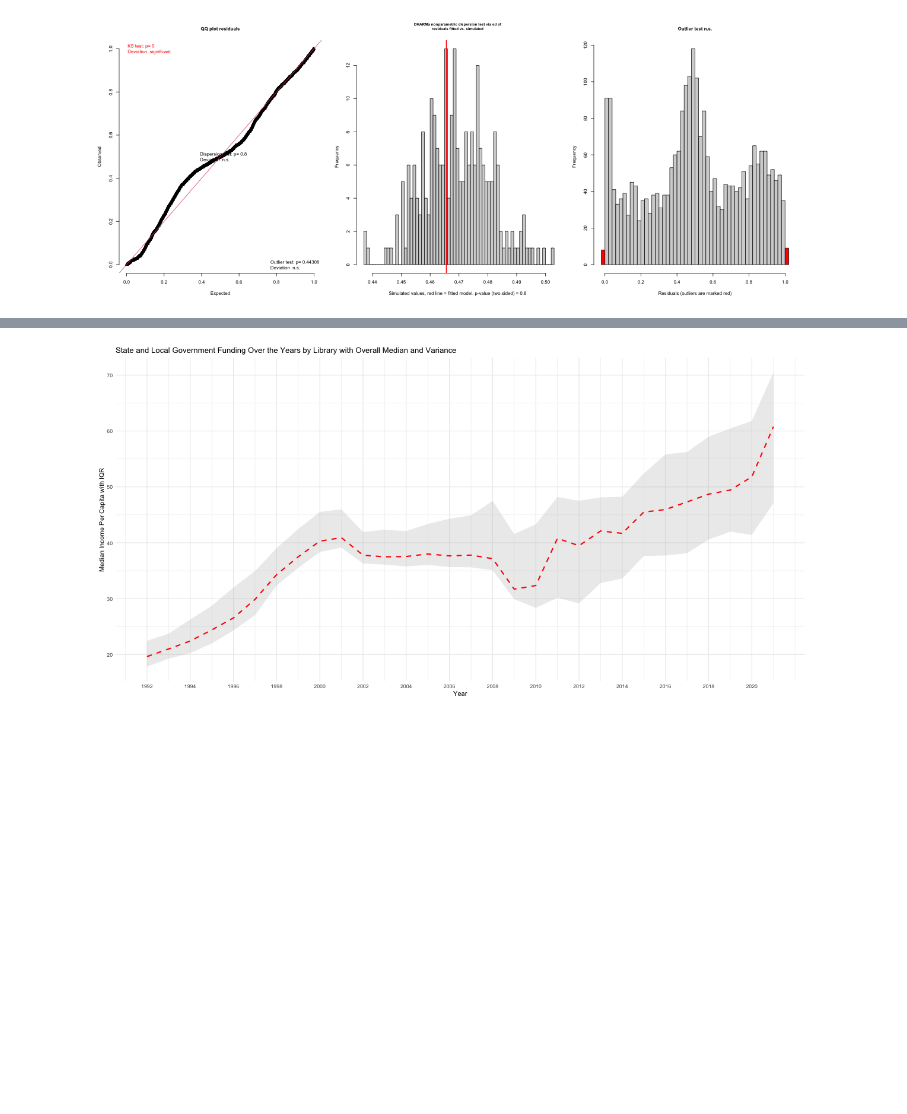
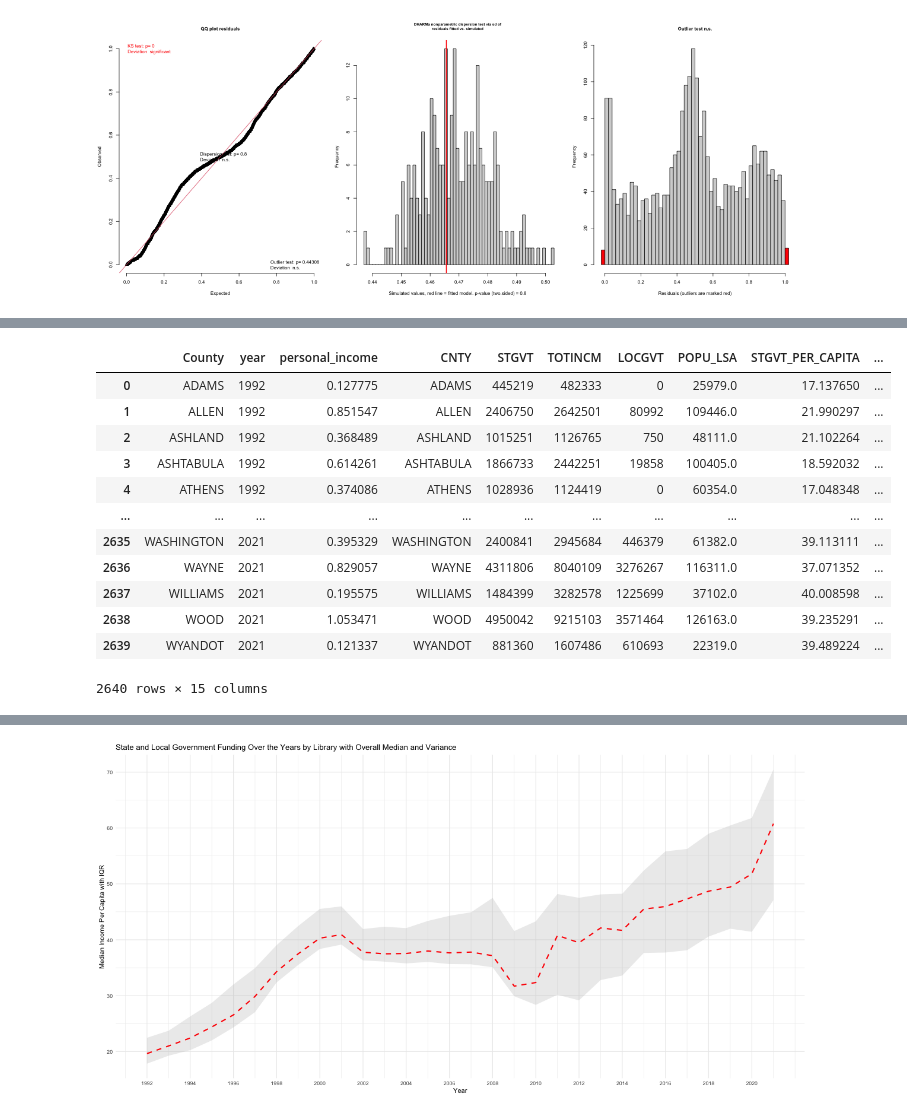
Before and after one commit to aishichandra/Ohio-Library-final, a Jupyter notebook: analysis.ipynb, the cells around one changed output, grey strips where cells are left out. Drawn from its saved outputs; the diff is of its cells as text; code cells hidden in the pictures; blank space fills up the shorter version.

```diff
--- a/analysis.ipynb
+++ b/analysis.ipynb
@@ -705,0 +744,17 @@ frequency of outliers (expected: 0.00796812749003984 )
+# %%
+pi_lib = personal_income.merge(compMedInc, left_on=['year', 'County'], right_on=['year', 'CNTY'])
+pi_lib
+# %% [output]
+|  | County | year | personal_income | CNTY | STGVT | TOTINCM | LOCGVT | POPU_LSA | STGVT_PER_CAPITA | ... |
+| 0 | ADAMS | 1992 | 0.127775 | ADAMS | 445219 | 482333 | 0 | 25979.0 | 17.137650 | ... |
+| 1 | ALLEN | 1992 | 0.851547 | ALLEN | 2406750 | 2642501 | 80992 | 109446.0 | 21.990297 | ... |
+| 2 | ASHLAND | 1992 | 0.368489 | ASHLAND | 1015251 | 1126765 | 750 | 48111.0 | 21.102264 | ... |
+| 3 | ASHTABULA | 1992 | 0.614261 | ASHTABULA | 1866733 | 2442251 | 19858 | 100405.0 | 18.592032 | ... |
+| 4 | ATHENS | 1992 | 0.374086 | ATHENS | 1028936 | 1124419 | 0 | 60354.0 | 17.048348 | ... |
+| ... | ... | ... | ... | ... | ... | ... | ... | ... | ... | ... |
+| 2635 | WASHINGTON | 2021 | 0.395329 | WASHINGTON | 2400841 | 2945684 | 446379 | 61382.0 | 39.113111 | ... |
+| 2636 | WAYNE | 2021 | 0.829057 | WAYNE | 4311806 | 8040109 | 3276267 | 116311.0 | 37.071352 | ... |
+| 2637 | WILLIAMS | 2021 | 0.195575 | WILLIAMS | 1484399 | 3282578 | 1225699 | 37102.0 | 40.008598 | ... |
+| 2638 | WOOD | 2021 | 1.053471 | WOOD | 4950042 | 9215103 | 3571464 | 126163.0 | 39.235291 | ... |
+| 2639 | WYANDOT | 2021 | 0.121337 | WYANDOT | 881360 | 1607486 | 610693 | 22319.0 | 39.489224 | ... |
+2640 rows × 15 columns
```
Also changed, not shown: parts of 18 cells of this notebook, 1 other file.
